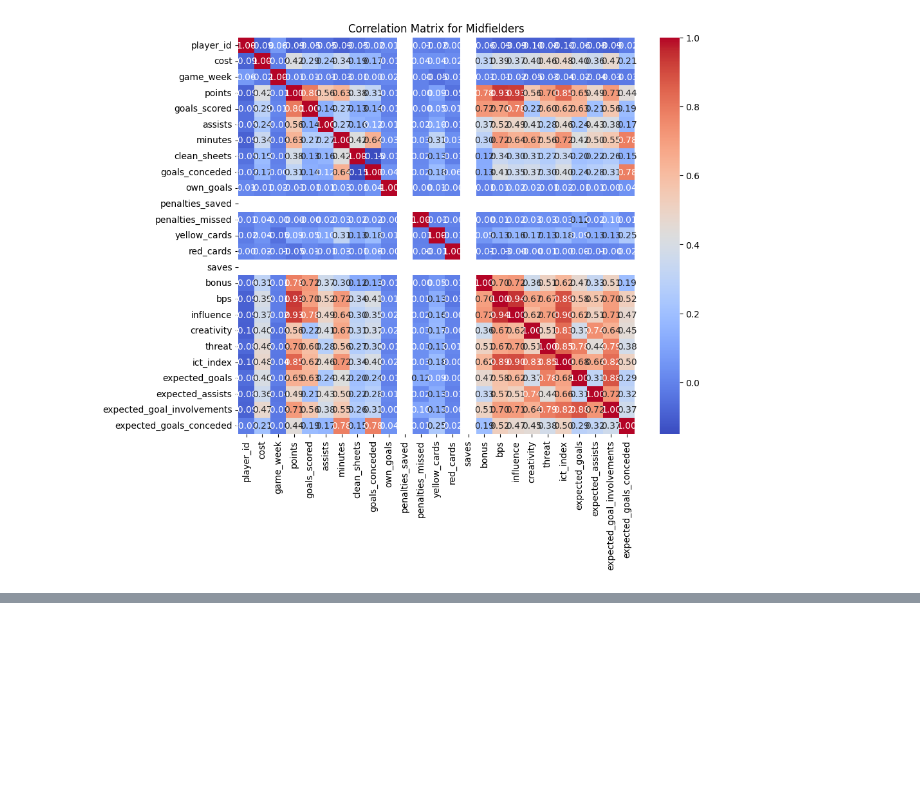
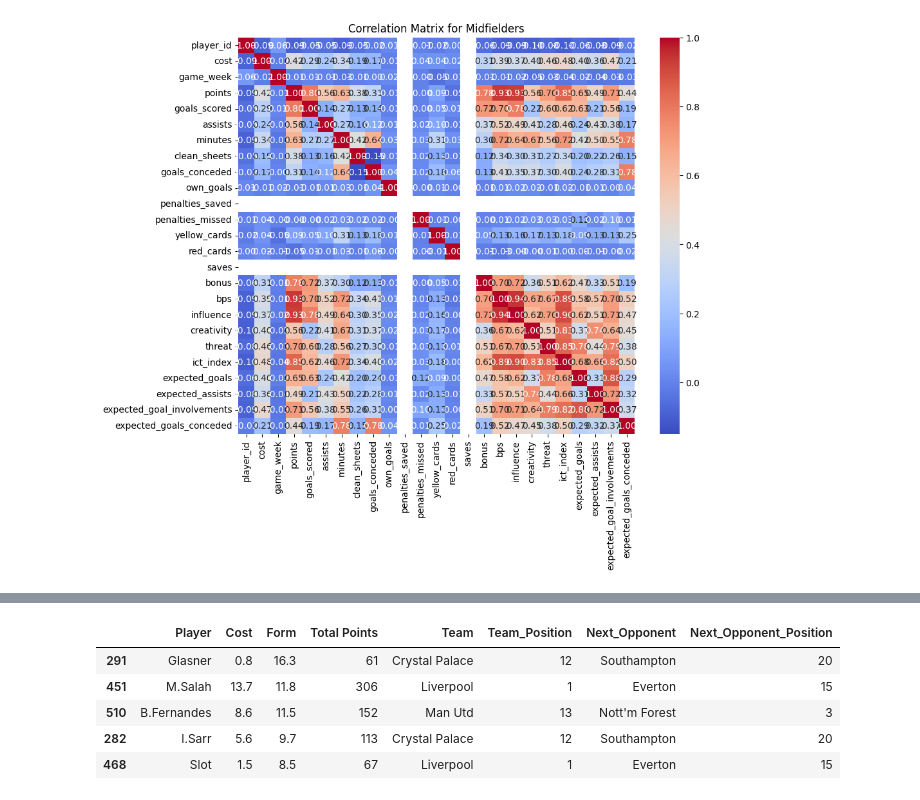
Before and after one commit to Yeti7554/scoresnippet-data, a Jupyter notebook: research.ipynb, the cells around one changed output, grey strips where cells are left out. Cells and saved outputs as stored; diff of their text form; code cells hidden in the pictures; blank space fills up the shorter version.

```diff
--- a/research.ipynb
+++ b/research.ipynb
@@ -176,0 +356,2 @@ plt.show()
+# %%
+df = pd.read_csv('data_.csv')
@@ -176,0 +1123,13 @@ plt.show()
+# %%
+# Assuming the function get_fpl_data() is defined in the same notebook or imported
+df, next_gw = get_fpl_data()
+
+# Now you can use df in this cell
+df.head()
+# %% [output]
+|  | Player | Cost | Form | Total Points | Team | Team_Position | Next_Opponent | Next_Opponent_Position |
+| 291 | Glasner | 0.8 | 16.3 | 61 | Crystal Palace | 12 | Southampton | 20 |
+| 451 | M.Salah | 13.7 | 11.8 | 306 | Liverpool | 1 | Everton | 15 |
+| 510 | B.Fernandes | 8.6 | 11.5 | 152 | Man Utd | 13 | Nott'm Forest | 3 |
+| 282 | I.Sarr | 5.6 | 9.7 | 113 | Crystal Palace | 12 | Southampton | 20 |
+| 468 | Slot | 1.5 | 8.5 | 67 | Liverpool | 1 | Everton | 15 |
```
Also changed, not shown: parts of 14 cells of this notebook, 2 other files.
